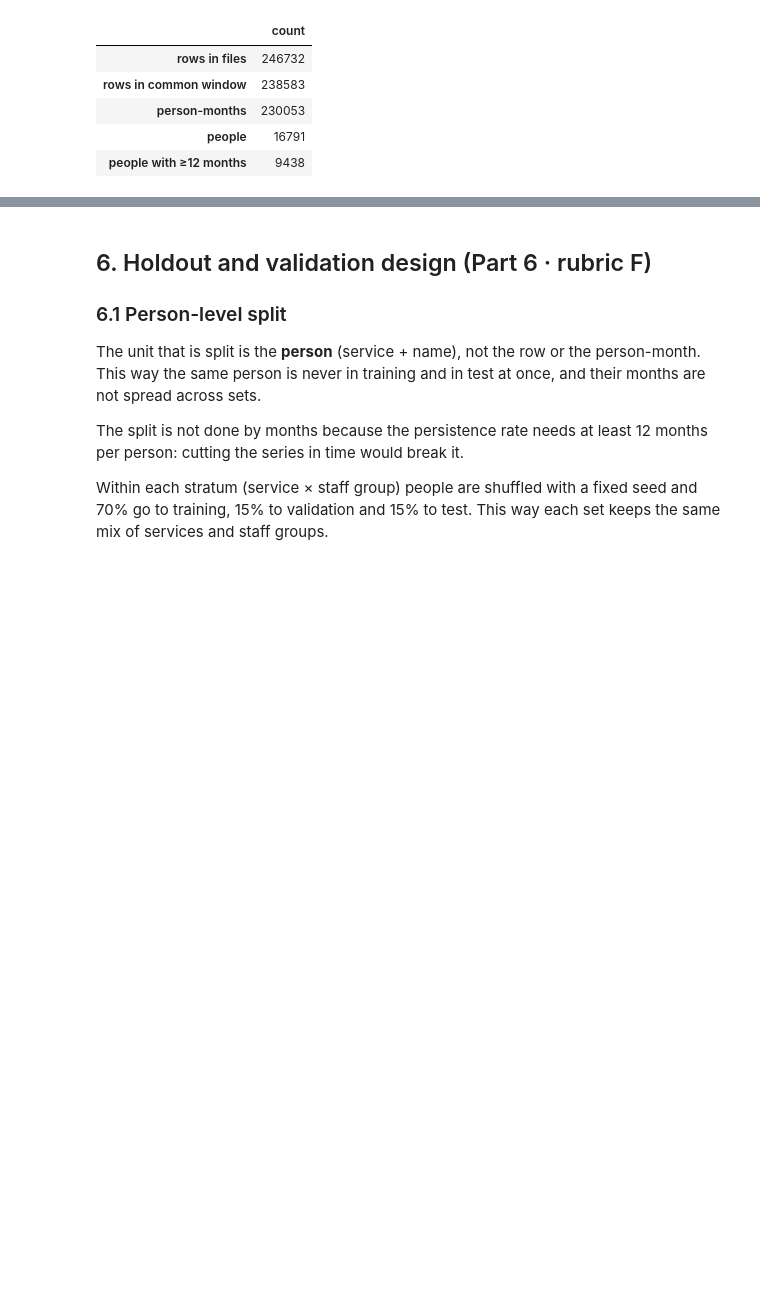
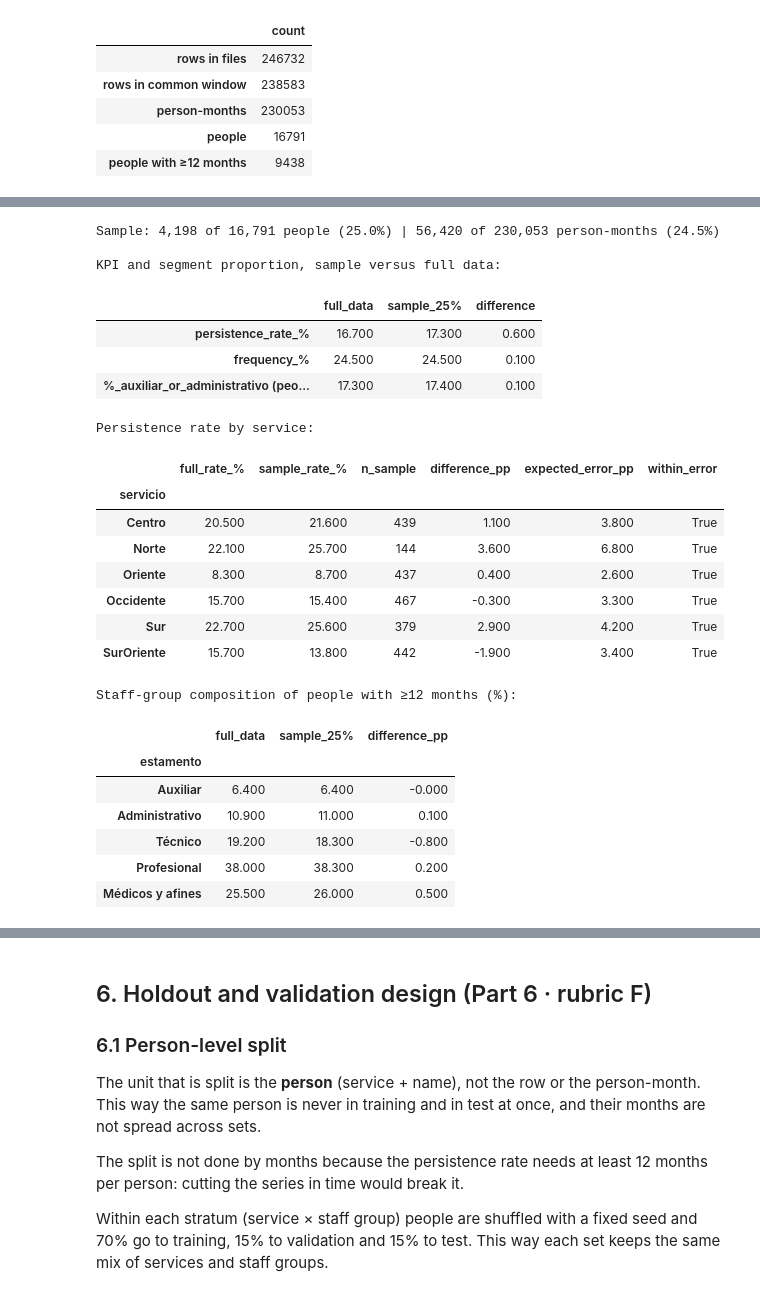
Before and after one commit to josenaxo/Proyecto-Business, a Jupyter notebook: notebooks/W2_project.ipynb, the cells around one changed output, grey strips where cells are left out. Drawn from its saved outputs; the diff is of its cells as text; code cells hidden in the pictures; blank space fills up the shorter version.

```diff
--- a/notebooks/W2_project.ipynb
+++ b/notebooks/W2_project.ipynb
@@ -1348,0 +1370,69 @@ The brief requires:
+# %%
+# 4.2 REPRODUCIBLE 25% SAMPLE: PEOPLE, STRATIFIED BY SERVICE
+# The sampling unit is the person (service + name), because the KPI is computed per person from all their months.
+FRACCION_MUESTRA = 0.25
+CLAVE_PERSONA = ["servicio", "Nombre completo"]
+
+muestra_personas = personas_all.groupby("servicio").sample(frac=FRACCION_MUESTRA, random_state=SEED)[CLAVE_PERSONA]
+pm_muestra = pm_all.merge(muestra_personas, on=CLAVE_PERSONA)
+p12_muestra = p12_all.merge(muestra_personas, on=CLAVE_PERSONA)
+
+print(f"Sample: {len(muestra_personas):,} of {len(personas_all):,} people ({len(muestra_personas) / len(personas_all):.1%}) | "
+      f"{len(pm_muestra):,} of {len(pm_all):,} person-months ({len(pm_muestra) / len(pm_all):.1%})")
+
+def resumen_muestra(pm, p12):
+    return pd.Series({
+        "persistence_rate_%": p12["persistente"].mean() * 100,
+        "frequency_%": pm["tiene_hhee"].mean() * 100,
+        "%_auxiliar_or_administrativo (people ≥12m)": p12["estamento"].isin(["Auxiliar", "Administrativo"]).mean() * 100,
+    })
+
+comparacion = pd.DataFrame({"full_data": resumen_muestra(pm_all, p12_all),
+                            "sample_25%": resumen_muestra(pm_muestra, p12_muestra)})
+comparacion["difference"] = comparacion["sample_25%"] - comparacion["full_data"]
+print("\nKPI and segment proportion, sample versus full data:")
+display(comparacion.round(1))
+
+# expected sampling error of the persistence rate: 1.96·√(p·(1−p)/n), same rule as section 6.4
+por_serv = pd.DataFrame({
+    "full_rate_%": p12_all.groupby("servicio")["persistente"].mean() * 100,
+    "sample_rate_%": p12_muestra.groupby("servicio")["persistente"].mean() * 100,
+    "n_sample": p12_muestra.groupby("servicio").size(),
+}).reindex(SERV)
+por_serv["difference_pp"] = por_serv["sample_rate_%"] - por_serv["full_rate_%"]
+por_serv["expected_error_pp"] = 1.96 * np.sqrt(por_serv["full_rate_%"] * (100 - por_serv["full_rate_%"]) / por_serv["n_sample"])
+por_serv["within_error"] = por_serv["difference_pp"].abs() <= por_serv["expected_error_pp"]
+print("Persistence rate by service:")
+display(por_serv.round(1))
+
+orden = ORDEN_EST + sorted(set(p12_all["estamento"]) - set(ORDEN_EST))
+print("Staff-group composition of people with ≥12 months (%):")
+seg = pd.DataFrame({"full_data": p12_all["estamento"].value_counts(normalize=True),
+                    "sample_25%": p12_muestra["estamento"].value_counts(normalize=True)}).reindex(orden).fillna(0) * 100
+seg["difference_pp"] = seg["sample_25%"] - seg["full_data"]
+display(seg.round(1))
+# %% [output]
+Sample: 4,198 of 16,791 people (25.0%) | 56,420 of 230,053 person-months (24.5%)
+
+KPI and segment proportion, sample versus full data:
+|  | full_data | sample_25% | difference |
+| persistence_rate_% | 16.700 | 17.300 | 0.600 |
+| frequency_% | 24.500 | 24.500 | 0.100 |
+| %_auxiliar_or_administrativo (peo... | 17.300 | 17.400 | 0.100 |
+Persistence rate by service:
+|  | full_rate_% | sample_rate_% | n_sample | difference_pp | expected_error_pp | within_error |
+| servicio |  |  |  |  |  |  |
+| Centro | 20.500 | 21.600 | 439 | 1.100 | 3.800 | True |
+| Norte | 22.100 | 25.700 | 144 | 3.600 | 6.800 | True |
+| Oriente | 8.300 | 8.700 | 437 | 0.400 | 2.600 | True |
+| Occidente | 15.700 | 15.400 | 467 | -0.300 | 3.300 | True |
+| Sur | 22.700 | 25.600 | 379 | 2.900 | 4.200 | True |
+| SurOriente | 15.700 | 13.800 | 442 | -1.900 | 3.400 | True |
+Staff-group composition of people with ≥12 months (%):
+|  | full_data | sample_25% | difference_pp |
+| estamento |  |  |  |
+| Auxiliar | 6.400 | 6.400 | -0.000 |
+| Administrativo | 10.900 | 11.000 | 0.100 |
+| Técnico | 19.200 | 18.300 | -0.800 |
+| Profesional | 38.000 | 38.300 | 0.200 |
+| Médicos y afines | 25.500 | 26.000 | 0.500 |
```
Also changed, not shown: parts of 17 cells of this notebook, 3 other files.
